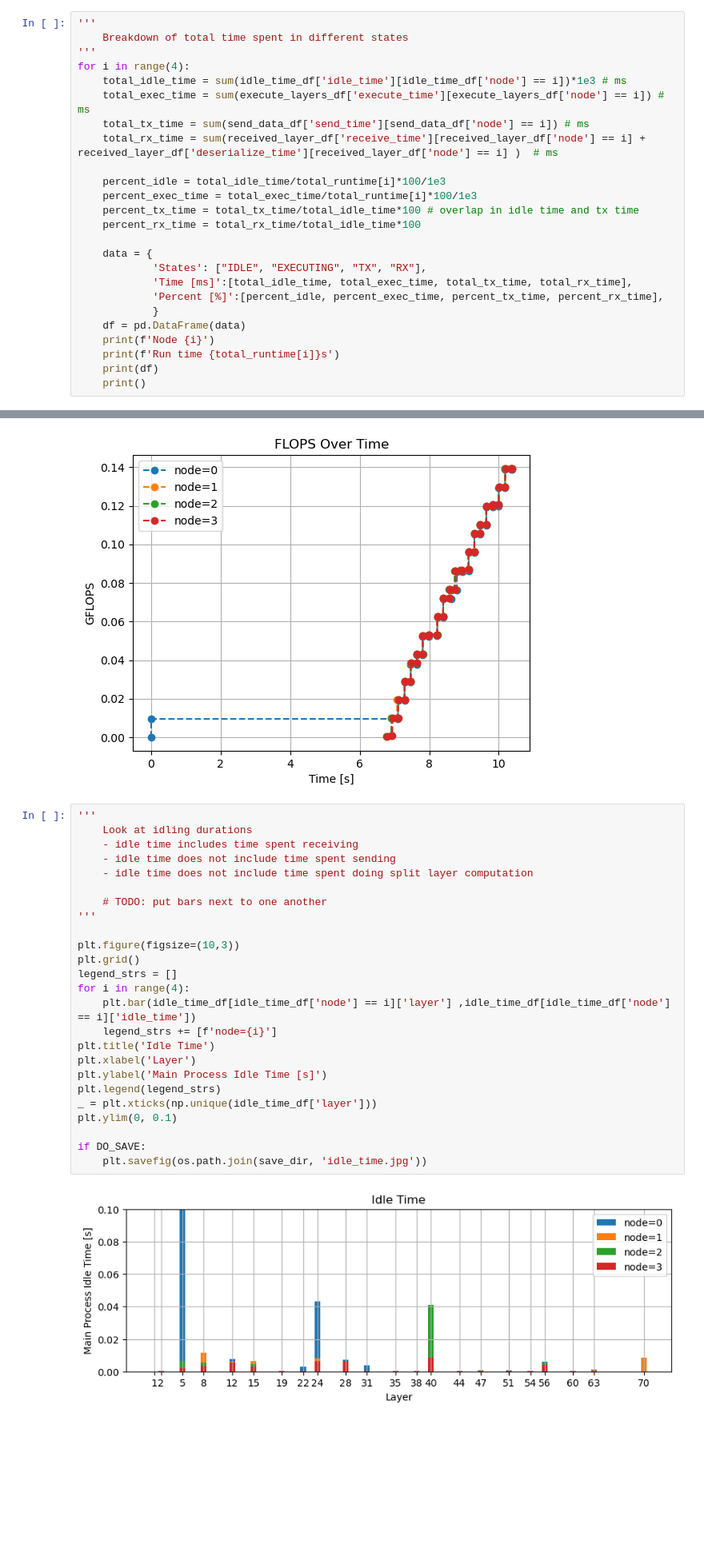
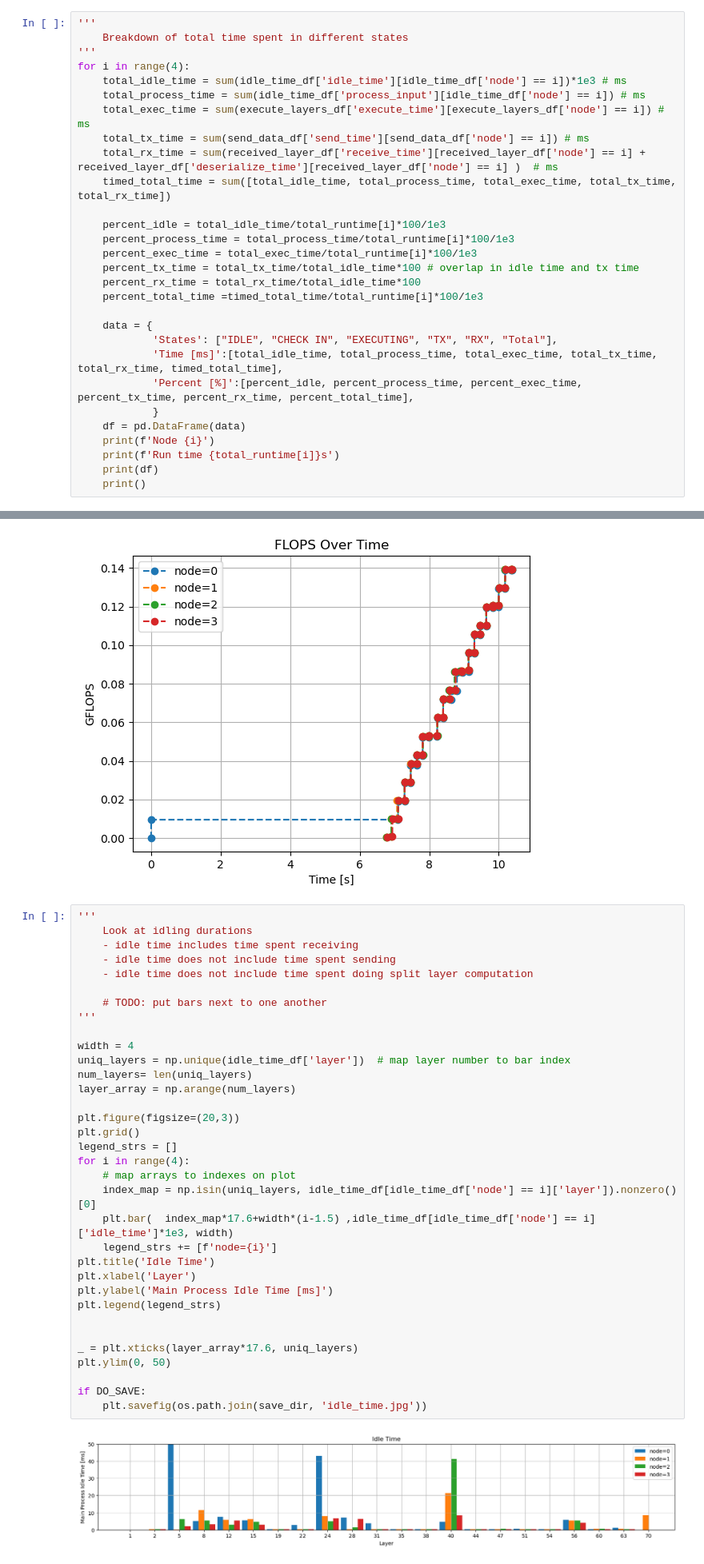
Before and after one commit to neu-spiral/CaP2, a Jupyter notebook: sandbox/plot_timing.ipynb, the cells around one changed output, grey strips where cells are left out. Shown at 80% size. Drawn from its saved outputs; the diff is of its cells as text; blank space fills up the shorter version.

```diff
--- a/sandbox/plot_timing.ipynb
+++ b/sandbox/plot_timing.ipynb
@@ -262,19 +262,23 @@ if DO_SAVE:
 '''
 for i in range(4):
     total_idle_time = sum(idle_time_df['idle_time'][idle_time_df['node'] == i])*1e3 # ms
+    total_process_time = sum(idle_time_df['process_input'][idle_time_df['node'] == i]) # ms
     total_exec_time = sum(execute_layers_df['execute_time'][execute_layers_df['node'] == i]) # ms
     total_tx_time = sum(send_data_df['send_time'][send_data_df['node'] == i]) # ms
     total_rx_time = sum(received_layer_df['receive_time'][received_layer_df['node'] == i] + received_layer_df['deserialize_time'][received_layer_df['node'] == i] )  # ms
+    timed_total_time = sum([total_idle_time, total_process_time, total_exec_time, total_tx_time, total_rx_time])
 
     percent_idle = total_idle_time/total_runtime[i]*100/1e3
+    percent_process_time = total_process_time/total_runtime[i]*100/1e3
     percent_exec_time = total_exec_time/total_runtime[i]*100/1e3
     percent_tx_time = total_tx_time/total_idle_time*100 # overlap in idle time and tx time
     percent_rx_time = total_rx_time/total_idle_time*100
+    percent_total_time =timed_total_time/total_runtime[i]*100/1e3
 
     data = {
-            'States': ["IDLE", "EXECUTING", "TX", "RX"],
-            'Time [ms]':[total_idle_time, total_exec_time, total_tx_time, total_rx_time],
-            'Percent [%]':[percent_idle, percent_exec_time, percent_tx_time, percent_rx_time],
+            'States': ["IDLE", "CHECK IN", "EXECUTING", "TX", "RX", "Total"],
+            'Time [ms]':[total_idle_time, total_process_time, total_exec_time, total_tx_time, total_rx_time, timed_total_time],
+            'Percent [%]':[percent_idle, percent_process_time, percent_exec_time, percent_tx_time, percent_rx_time, percent_total_time],
             }
     df = pd.DataFrame(data)
     print(f'Node {i}')
@@ -346,27 +350,36 @@ if DO_SAVE:
 # %%
 '''
     Look at idling durations
     - idle time includes time spent receiving
     - idle time does not include time spent sending
     - idle time does not include time spent doing split layer computation
 
     # TODO: put bars next to one another
 '''
 
-plt.figure(figsize=(10,3))
+width = 4
+uniq_layers = np.unique(idle_time_df['layer'])  # map layer number to bar index
+num_layers= len(uniq_layers)
+layer_array = np.arange(num_layers)
+
+plt.figure(figsize=(20,3))
 plt.grid()
 legend_strs = []
 for i in range(4):
-    plt.bar(idle_time_df[idle_time_df['node'] == i]['layer'] ,idle_time_df[idle_time_df['node'] == i]['idle_time'])
+    # map arrays to indexes on plot
+    index_map = np.isin(uniq_layers, idle_time_df[idle_time_df['node'] == i]['layer']).nonzero()[0]
+    plt.bar(  index_map*17.6+width*(i-1.5) ,idle_time_df[idle_time_df['node'] == i]['idle_time']*1e3, width)
     legend_strs += [f'node={i}']
 plt.title('Idle Time')
 plt.xlabel('Layer')
-plt.ylabel('Main Process Idle Time [s]')
+plt.ylabel('Main Process Idle Time [ms]')
 plt.legend(legend_strs)
-_ = plt.xticks(np.unique(idle_time_df['layer']))
-plt.ylim(0, 0.1)
+
+
+_ = plt.xticks(layer_array*17.6, uniq_layers)
+plt.ylim(0, 50)
 
 if DO_SAVE:
     plt.savefig(os.path.join(save_dir, 'idle_time.jpg'))
 # %% [output]
-[figure, old version]
+[figure, new version]
```
Also changed, not shown: parts of 2 cells of this notebook, 2 other files.
